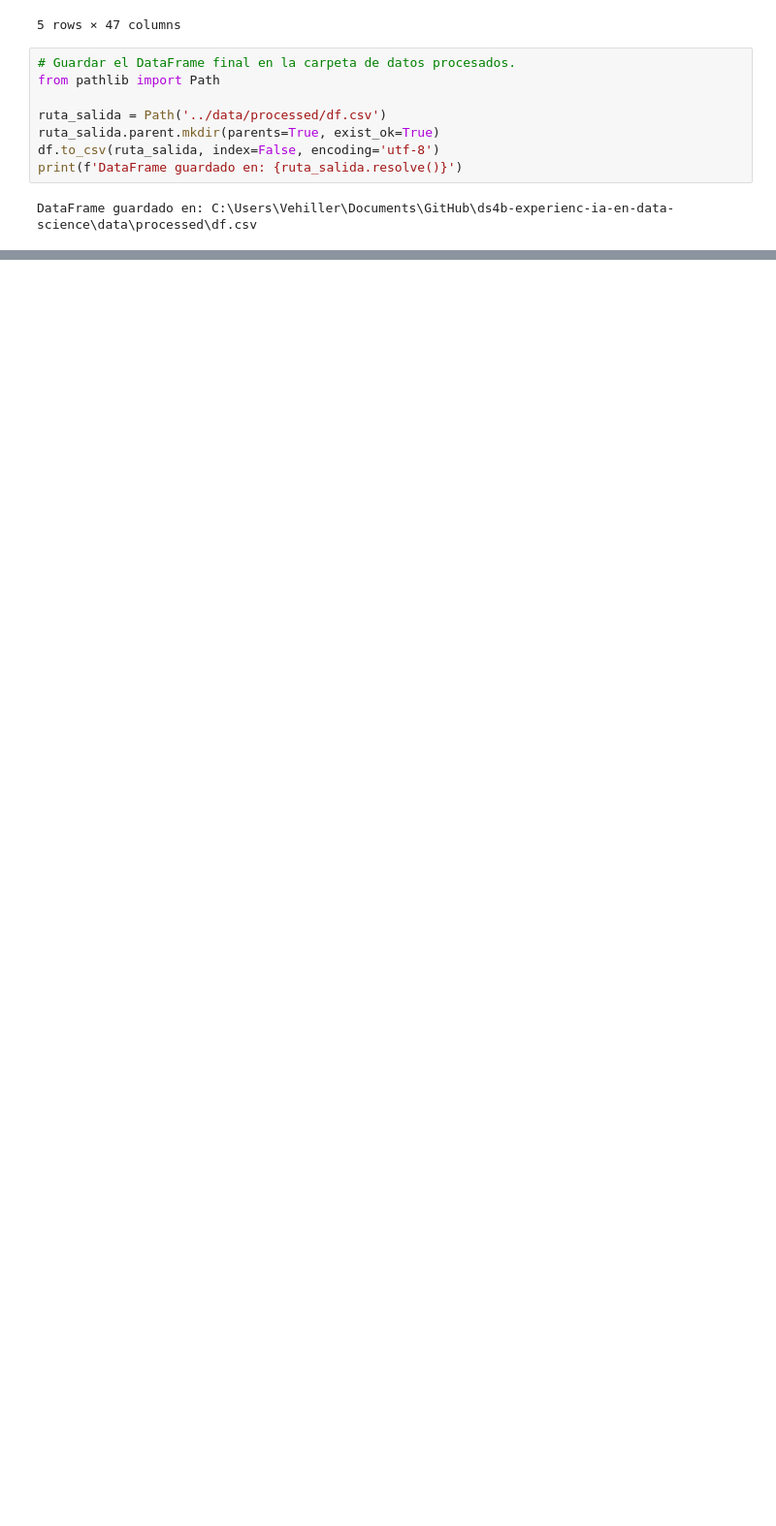
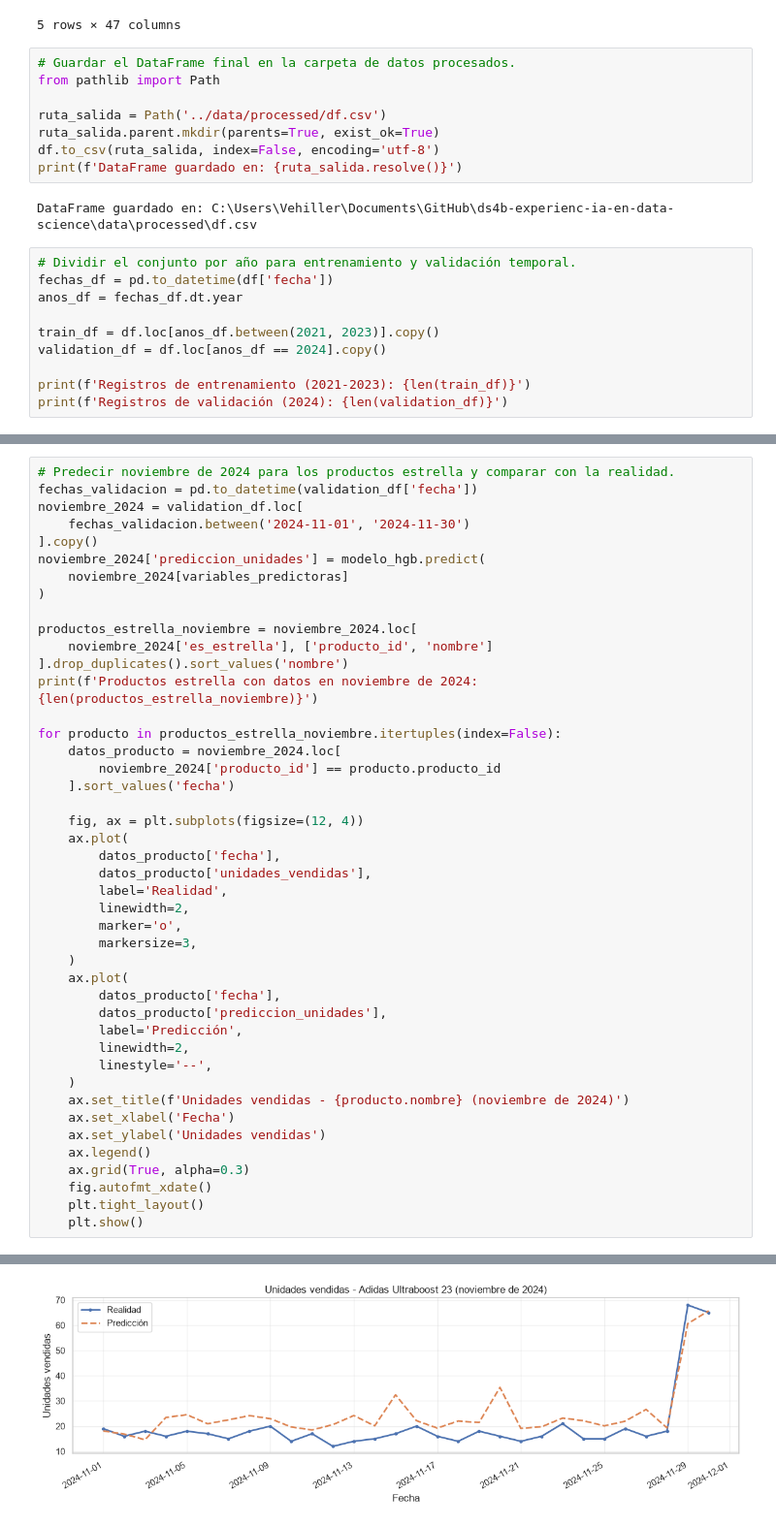
Before and after one commit to vehiller/ds4b-experienc-ia-en-data-science, a Jupyter notebook: notebooks/entrenamiento.ipynb, the cells around one changed output, grey strips where cells are left out. Shown at 97% size. Drawn from its saved outputs; the diff is of its cells as text; blank space fills up the shorter version.

Commit message:
feat: entrenamiento de modelo HGB, evaluacion de metricas y exportacion de modelo_final.joblib (22/11/2026)

```diff
--- a/notebooks/entrenamiento.ipynb
+++ b/notebooks/entrenamiento.ipynb
@@ -797,3 +797,13 @@ df.to_csv(ruta_salida, index=False, encoding='utf-8')
 print(f'DataFrame guardado en: {ruta_salida.resolve()}')
 # %% [output]
 DataFrame guardado en: C:\Users\Vehiller\Documents\GitHub\ds4b-experienc-ia-en-data-science\data\processed\df.csv
+# %%
+# Dividir el conjunto por año para entrenamiento y validación temporal.
+fechas_df = pd.to_datetime(df['fecha'])
+anos_df = fechas_df.dt.year
+
+train_df = df.loc[anos_df.between(2021, 2023)].copy()
+validation_df = df.loc[anos_df == 2024].copy()
+
+print(f'Registros de entrenamiento (2021-2023): {len(train_df)}')
+print(f'Registros de validación (2024): {len(validation_df)}')
@@ -799,0 +871,45 @@ DataFrame guardado en: C:\Users\Vehiller\Documents\GitHub\ds4b-experienc-ia-en-d
+# %%
+# Predecir noviembre de 2024 para los productos estrella y comparar con la realidad.
+fechas_validacion = pd.to_datetime(validation_df['fecha'])
+noviembre_2024 = validation_df.loc[
+    fechas_validacion.between('2024-11-01', '2024-11-30')
+].copy()
+noviembre_2024['prediccion_unidades'] = modelo_hgb.predict(
+    noviembre_2024[variables_predictoras]
+)
+
+productos_estrella_noviembre = noviembre_2024.loc[
+    noviembre_2024['es_estrella'], ['producto_id', 'nombre']
+].drop_duplicates().sort_values('nombre')
+print(f'Productos estrella con datos en noviembre de 2024: {len(productos_estrella_noviembre)}')
+
+for producto in productos_estrella_noviembre.itertuples(index=False):
+    datos_producto = noviembre_2024.loc[
+        noviembre_2024['producto_id'] == producto.producto_id
+    ].sort_values('fecha')
+
+    fig, ax = plt.subplots(figsize=(12, 4))
+    ax.plot(
+        datos_producto['fecha'],
+        datos_producto['unidades_vendidas'],
+        label='Realidad',
+        linewidth=2,
+        marker='o',
+        markersize=3,
+    )
+    ax.plot(
+        datos_producto['fecha'],
+        datos_producto['prediccion_unidades'],
+        label='Predicción',
+        linewidth=2,
+        linestyle='--',
+    )
+    ax.set_title(f'Unidades vendidas - {producto.nombre} (noviembre de 2024)')
+    ax.set_xlabel('Fecha')
+    ax.set_ylabel('Unidades vendidas')
+    ax.legend()
+    ax.grid(True, alpha=0.3)
+    fig.autofmt_xdate()
+    plt.tight_layout()
+    plt.show()
+# %% [output]
@@ -799,0 +917 @@ DataFrame guardado en: C:\Users\Vehiller\Documents\GitHub\ds4b-experienc-ia-en-d
+[figure, added]
```
Also changed, not shown: parts of 9 cells of this notebook, 2 other files.
